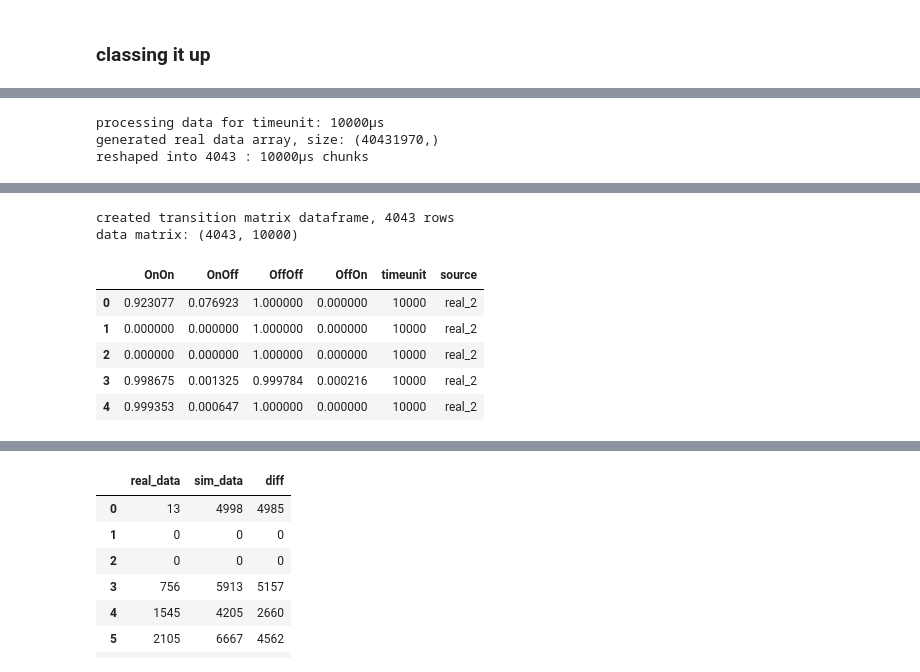
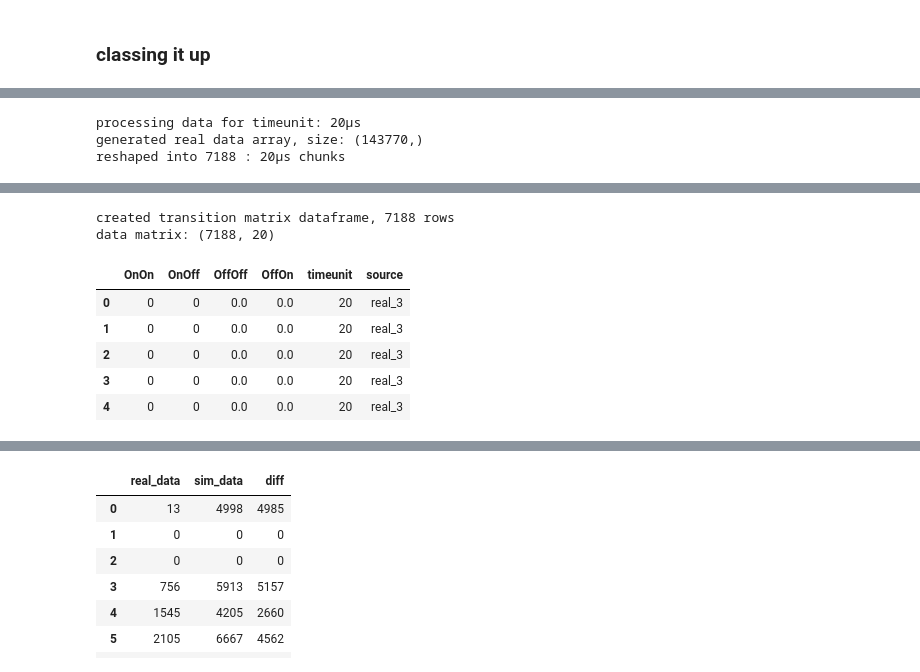
Before and after one commit to tjbergst/data-parsing, a Jupyter notebook: occupancy-prediction.ipynb, the cells around one changed output, grey strips where cells are left out. Drawn from its saved outputs; the diff is of its cells as text; code cells hidden in the pictures.

```diff
--- a/occupancy-prediction.ipynb
+++ b/occupancy-prediction.ipynb
@@ -96,8 +98,11 @@ class OccupancyPredictor:
                 raise
 
 
-    def convert_and_reshape(self, timeunit):
-        self.data_array = self.WTA_real.real_data_array
+    def convert_and_reshape(self, timeunit, downsample_factor):
+        self.data_array = self.decimate_signal(
+            self.WTA_real.real_data_array,
+            downsample_factor
+        )
         print(f'generated real data array, size: {self.data_array.shape}')
 
         data_matrix = (
@@ -108,6 +113,14 @@ class OccupancyPredictor:
         print(f'reshaped into {data_matrix.shape[0]} : {timeunit}µs chunks')
 
         return data_matrix
+
+
+    def decimate_signal(self, data_array, factor):
+        return signal.decimate(
+            data_array,
+            factor,
+            ftype='fir'
+        )
 
 
     def compute_transition_matrix(self, row, timeunit):
@@ -184,12 +197,12 @@ class OccupancyPredictor:
     def process_timeunit(self, timeunit):
         print(f'processing data for timeunit: {timeunit}µs')
 
-        data_matrix = self.convert_and_reshape(timeunit)
+        data_matrix = self.convert_and_reshape(timeunit, 500)
         tmat_df = self.compute_tmats_and_load_df(data_matrix, timeunit)
 
         return data_matrix, tmat_df
 # %%
-OP = OccupancyPredictor(real_data_path_dict, timeunit, autoselect_file=True)
+OP = OccupancyPredictor(real_data_path_dict, timeunit, autoselect_file=False)
 # %% [output]
 initializing OP..
 single timeunit received [10000]
@@ -206,21 +220,21 @@ real data options:
 # %%
-data_matrix, tmat_df = OP.process_timeunit(OP.timeunits[0])
+data_matrix, tmat_df = OP.process_timeunit(int(OP.timeunits[0]/500))
 
 print(f'data matrix: {data_matrix.shape}')
 display(tmat_df.head())
 # %% [output]
-processing data for timeunit: 10000µs
-generated real data array, size: (40431970,)
-reshaped into 4043 : 10000µs chunks
+processing data for timeunit: 20µs
+generated real data array, size: (143770,)
+reshaped into 7188 : 20µs chunks
 [interactive output not drawn]
-created transition matrix dataframe, 4043 rows
-data matrix: (4043, 10000)
+created transition matrix dataframe, 7188 rows
+data matrix: (7188, 20)
 |  | OnOn | OnOff | OffOff | OffOn | timeunit | source |
-| 0 | 0.923077 | 0.076923 | 1.000000 | 0.000000 | 10000 | real_2 |
-| 1 | 0.000000 | 0.000000 | 1.000000 | 0.000000 | 10000 | real_2 |
-| 2 | 0.000000 | 0.000000 | 1.000000 | 0.000000 | 10000 | real_2 |
-| 3 | 0.998675 | 0.001325 | 0.999784 | 0.000216 | 10000 | real_2 |
-| 4 | 0.999353 | 0.000647 | 1.000000 | 0.000000 | 10000 | real_2 |
+| 0 | 0 | 0 | 0.0 | 0.0 | 20 | real_3 |
+| 1 | 0 | 0 | 0.0 | 0.0 | 20 | real_3 |
+| 2 | 0 | 0 | 0.0 | 0.0 | 20 | real_3 |
+| 3 | 0 | 0 | 0.0 | 0.0 | 20 | real_3 |
+| 4 | 0 | 0 | 0.0 | 0.0 | 20 | real_3 |
 # %%
 sim_data_matrix = OP.WTA_real.simulate_all_OP_transition_matrices(
     tmat_dataframe=tmat_df,
```
Also changed, not shown: parts of 13 cells of this notebook.
